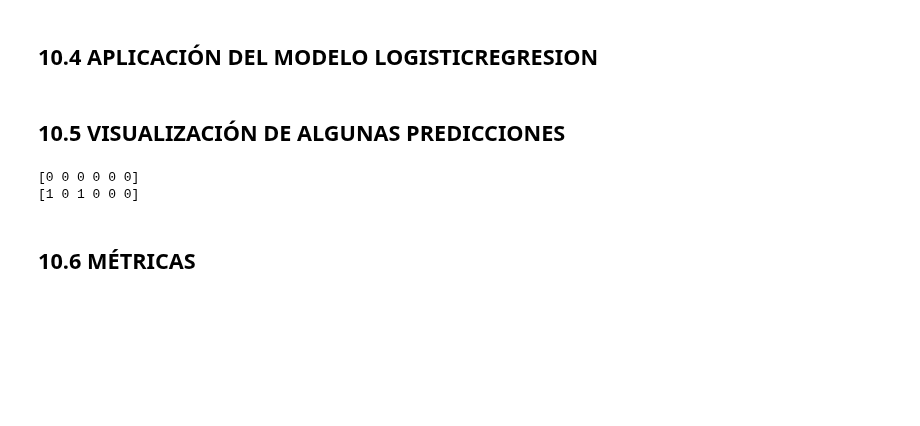
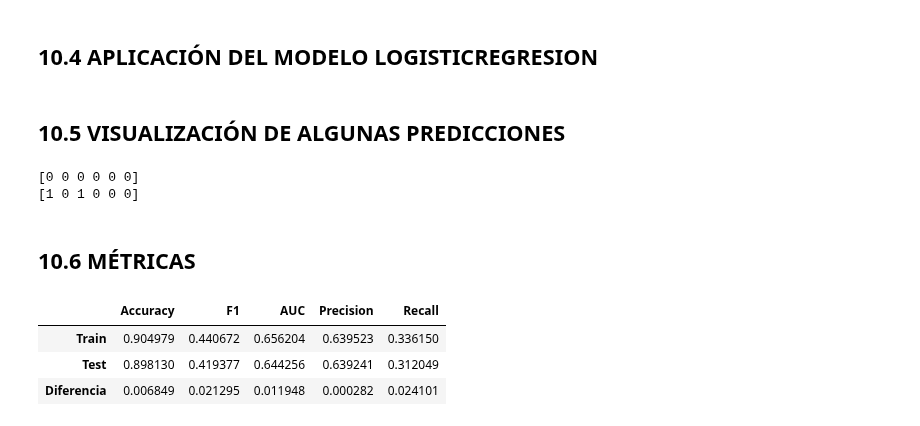
Before and after one commit to 4GeeksAcademy/cathycaz-intro-ml, a Jupyter notebook: src/01.1-logistic-regression.ipynb, the cells around one changed output. Drawn from its saved outputs; the diff is of its cells as text; code cells hidden in the pictures; blank space fills up the shorter version.

```diff
--- a/src/01.1-logistic-regression.ipynb
+++ b/src/01.1-logistic-regression.ipynb
@@ -1588,3 +1590,11 @@ def get_metrics(y_train, y_test, y_pred_train, y_pred_test):
                               index = ['Train','Test', 'Diferencia'])
 
     return metrics_df
+# %%
+metrics_df = get_metrics(Y_train, Y_test, yhat_train_logit, yhat_logit)
+metrics_df
+# %% [output]
+|  | Accuracy | F1 | AUC | Precision | Recall |
+| Train | 0.904979 | 0.440672 | 0.656204 | 0.639523 | 0.336150 |
+| Test | 0.898130 | 0.419377 | 0.644256 | 0.639241 | 0.312049 |
+| Diferencia | 0.006849 | 0.021295 | 0.011948 | 0.000282 | 0.024101 |
```
Also changed, not shown: parts of 20 cells of this notebook.
